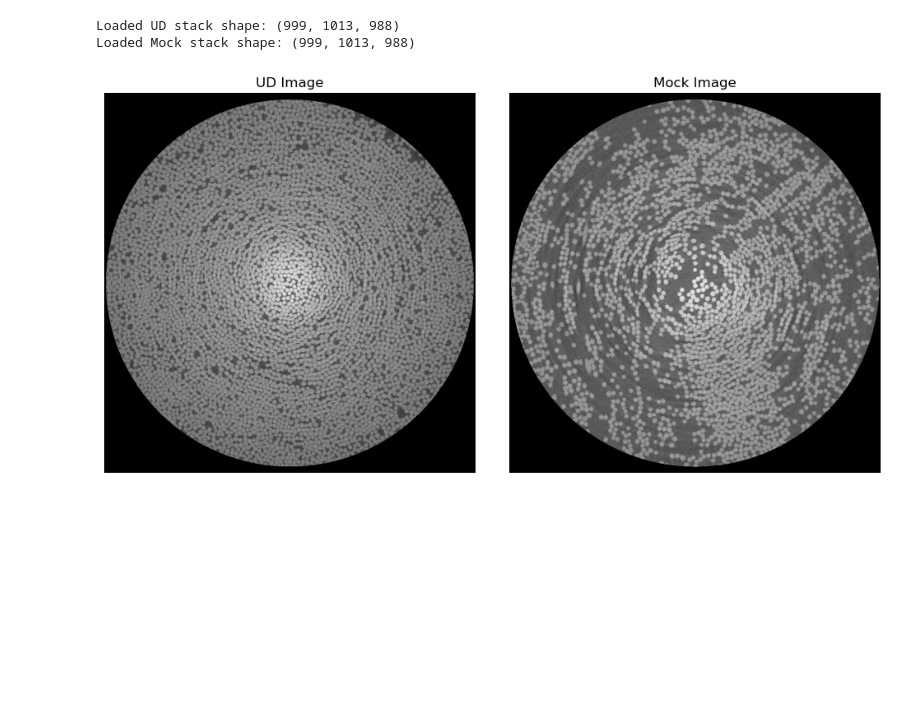
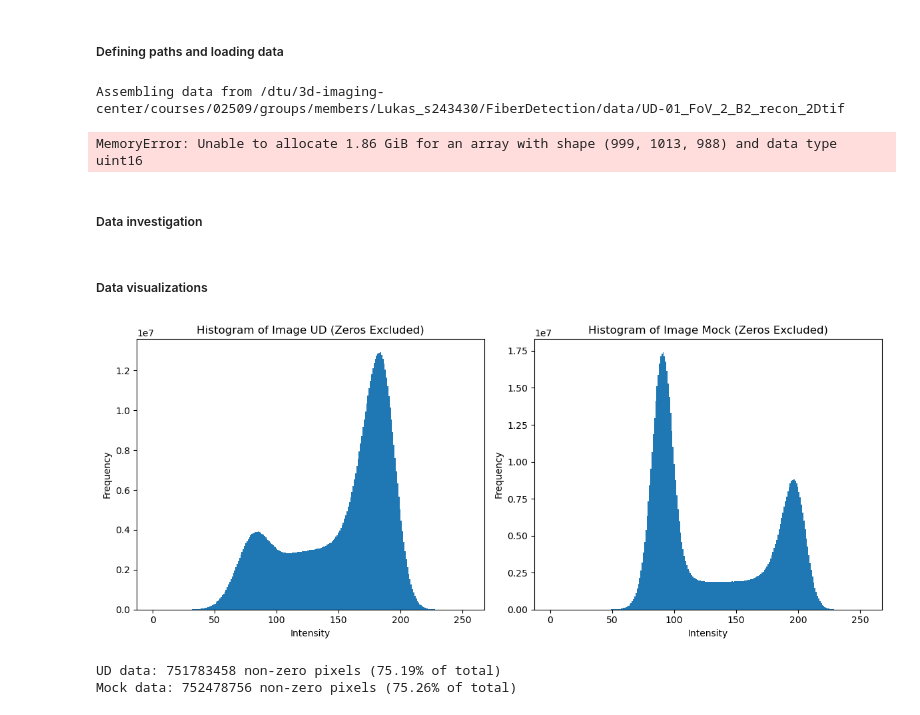
Before and after one commit to LukasEgkher22/FiberDetection, a Jupyter notebook: Code_Lukas.ipynb, the cells around one changed output. Drawn from its saved outputs; the diff is of its cells as text; code cells hidden in the pictures; blank space fills up the shorter version.

Commit message:
working on data loading - error with size

```diff
--- a/Code_Lukas.ipynb
+++ b/Code_Lukas.ipynb
@@ -15,17 +64,23 @@ from natsort import natsorted
+# %% [markdown]
+##### Defining paths and loading data
+# %%
+# Paths to extracted slices
+path_UD = os.path.join(os.getcwd(), 'data/UD-01_FoV_2_B2_recon_2Dtif')
+path_Mock = os.path.join(os.getcwd(), 'data/Mock-01_FoV_2_B2_recon_2Dtif')
+
+# Paths to save the assembled stacks
+save_path_UD = os.path.join(os.getcwd(), 'data/assembled_3D_tif_data_UD.tif')
+save_path_Mock = os.path.join(os.getcwd(), 'data/assembled_3D_tif_data_Mock.tif')
+
+# Load stacks
+tif_data_UD = load_or_create_stack(path_UD, save_path_UD)
+tif_data_Mock = load_or_create_stack(path_Mock, save_path_Mock)
+# %% [output]
+Assembling data from /dtu/3d-imaging-center/courses/02509/groups/members/Lukas_s243430/FiberDetection/data/UD-01_FoV_2_B2_recon_2Dtif
+MemoryError: Unable to allocate 1.86 GiB for an array with shape (999, 1013, 988) and data type uint16
+# %% [markdown]
+##### Data investigation
 # %%
-def load_stack(folder_path):
-    file_names = natsorted([f for f in os.listdir(folder_path) if f.endswith('.tif')])
-    stack = [tiff.imread(os.path.join(folder_path, f)) for f in file_names]
-    return np.stack(stack)
-
-# Paths to extracted slices
-path_UD = os.path.join(os.getcwd(), 'data/UD-01_FoV_2_B2_recon_2Dtif')
-path_Mock = os.path.join(os.getcwd(), 'data/Mock-01_FoV_2_B2_recon_2Dtif')
-
-# Load stacks
-tif_data_UD = load_stack(path_UD)
-tif_data_Mock = load_stack(path_Mock)
-
 # Check shapes
 print("Loaded UD stack shape:", tif_data_UD.shape)
 print("Loaded Mock stack shape:", tif_data_Mock.shape)
@@ -42,7 +97,42 @@ plt.title('Mock Image')
 plt.axis('off')
 plt.tight_layout()
 plt.show()
+
+# Create normalized versions
+tif_data_UD_norm = normalize_to_uint8(tif_data_UD)
+tif_data_Mock_norm = normalize_to_uint8(tif_data_Mock)
+
+print("Normalized UD stack shape:", tif_data_UD_norm.shape)
+print("Normalized Mock stack shape:", tif_data_Mock_norm.shape)
-# %% [output]
-Loaded UD stack shape: (999, 1013, 988)
-Loaded Mock stack shape: (999, 1013, 988)
-[figure, removed]
+# %% [markdown]
+##### Data visualizations
+# %%
+# Create histograms excluding zeros
+plt.figure(figsize=(12, 5))
+
+# Filter out zeros for UD data
+nonzero_UD = tif_data_UD_norm.ravel()[tif_data_UD_norm.ravel() > 0]
+plt.subplot(1, 2, 1)
+plt.hist(nonzero_UD, bins=256, range=(0, 255))
+plt.title("Histogram of Image UD (Zeros Excluded)")
+plt.xlabel("Intensity")
+plt.ylabel("Frequency")
+
+# Filter out zeros for Mock data
+nonzero_Mock = tif_data_Mock_norm.ravel()[tif_data_Mock_norm.ravel() > 0]
+plt.subplot(1, 2, 2)
+plt.hist(nonzero_Mock, bins=256, range=(0, 255))
+plt.title("Histogram of Image Mock (Zeros Excluded)")
+plt.xlabel("Intensity")
+plt.ylabel("Frequency")
+
+plt.tight_layout()
+plt.show()
+
+# Print statistics about non-zero values
+print(f"UD data: {len(nonzero_UD)} non-zero pixels ({len(nonzero_UD)/tif_data_UD_norm.size*100:.2f}% of total)")
+print(f"Mock data: {len(nonzero_Mock)} non-zero pixels ({len(nonzero_Mock)/tif_data_Mock_norm.size*100:.2f}% of total)")
+# %% [output]
+[figure, added]
+UD data: 751783458 non-zero pixels (75.19% of total)
+Mock data: 752478756 non-zero pixels (75.26% of total)
```
Also changed, not shown: parts of 5 cells of this notebook, 2 other files.
